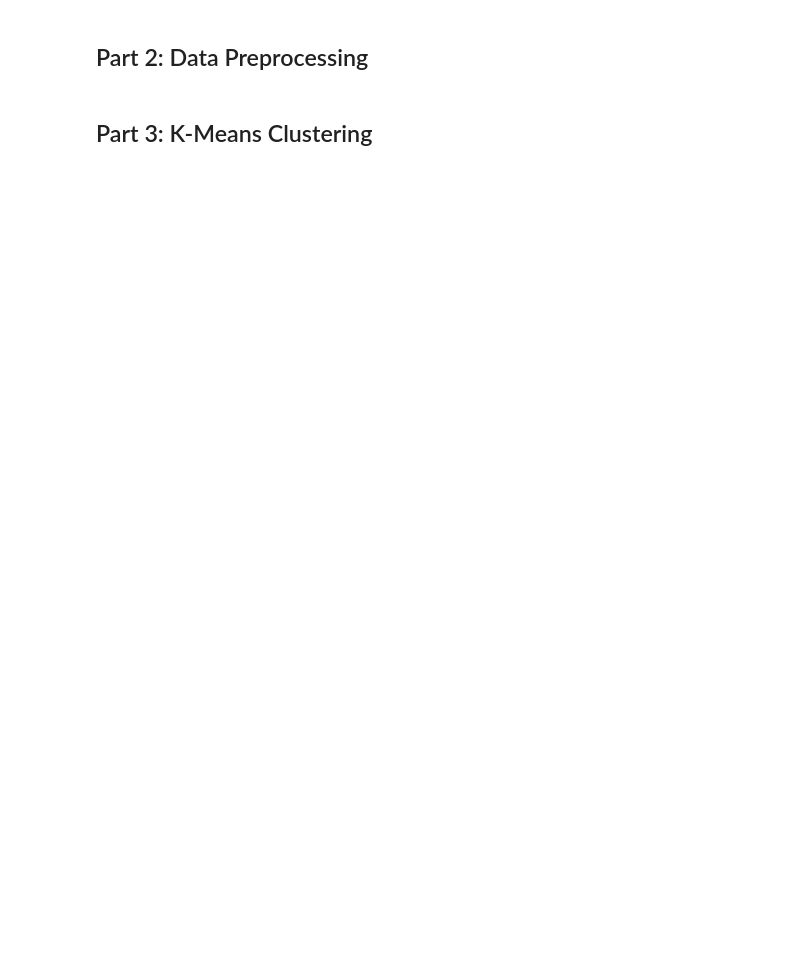
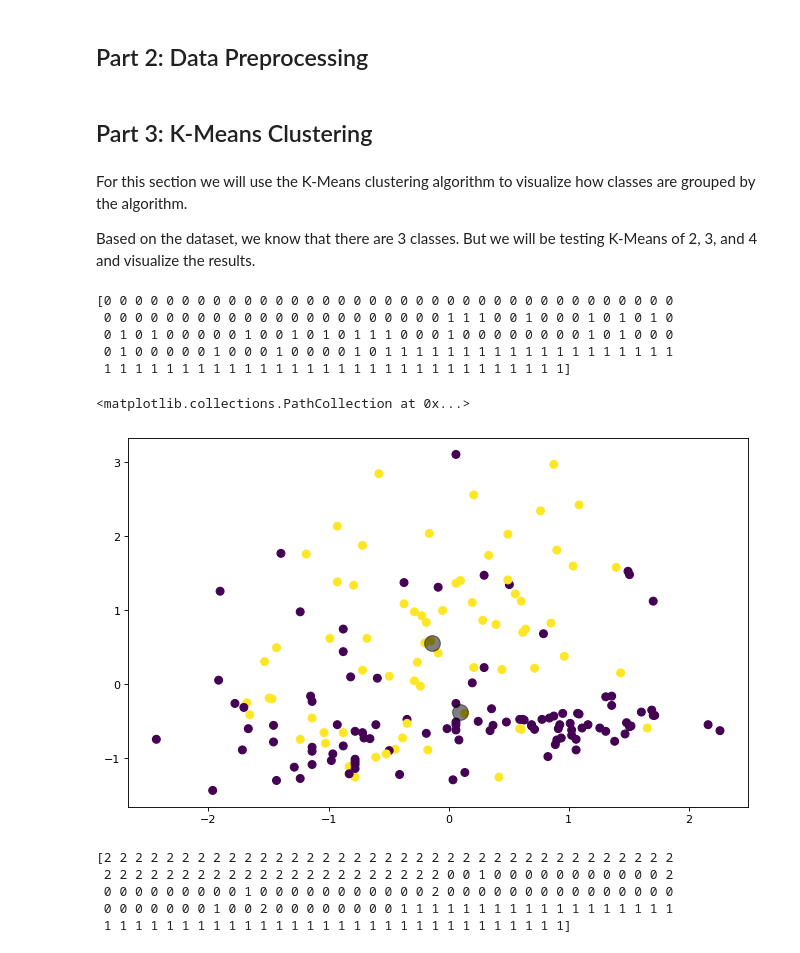
Before and after one commit to Eug-Chua/Wine-Classifier, a Jupyter notebook: wine_classifier.ipynb, the cells around one changed output. Drawn from its saved outputs; the diff is of its cells as text; code cells hidden in the pictures; blank space fills up the shorter version.

```diff
--- a/wine_classifier.ipynb
+++ b/wine_classifier.ipynb
@@ -159,8 +183,46 @@ The variables with correlations greater than 0.5, in absolute terms, are:
 # %% [markdown]
 ## Part 2: Data Preprocessing
 # %%
-#We will use scalling of our data.
+# scale data
 scaler = StandardScaler()
-X = scaler.fit_transform(X)
+scaled_X = scaler.fit_transform(X)
 # %% [markdown]
 ## Part 3: K-Means Clustering
+# %% [markdown]
+For this section we will use the K-Means clustering algorithm to visualize how classes are grouped by the algorithm.
+
+Based on the dataset, we know that there are 3 classes. But we will be testing K-Means of 2, 3, and 4 and visualize the results.
+# %%
+kmeans_2 = KMeans(n_clusters=2, init='k-means++',random_state=42)
+y = kmeans_2.fit_predict(scaled_X)
+print(y)
+# %% [output]
+[0 0 0 0 0 0 0 0 0 0 0 0 0 0 0 0 0 0 0 0 0 0 0 0 0 0 0 0 0 0 0 0 0 0 0 0 0
+ 0 0 0 0 0 0 0 0 0 0 0 0 0 0 0 0 0 0 0 0 0 0 1 1 1 0 0 1 0 0 0 1 0 1 0 1 0
+ 0 1 0 1 0 0 0 0 0 1 0 0 1 0 1 0 1 1 1 0 0 0 1 0 0 0 0 0 0 0 0 1 0 1 0 0 0
+ 0 1 0 0 0 0 0 1 0 0 0 1 0 0 0 0 1 0 1 1 1 1 1 1 1 1 1 1 1 1 1 1 1 1 1 1 1
+ 1 1 1 1 1 1 1 1 1 1 1 1 1 1 1 1 1 1 1 1 1 1 1 1 1 1 1 1 1 1]
+# %%
+plt.figure(figsize=(10, 6), dpi=80)
+plt.scatter(scaled_X[:, 0], scaled_X[:, 1], c=y, s=50, cmap='viridis')
+
+centers = kmeans_2.cluster_centers_
+
+plt.scatter(centers[:, 0],
+            centers[:, 1],
+            c='black',
+            s=200,
+            alpha=0.5)
+# %% [output]
+<matplotlib.collections.PathCollection at 0x...>
+[figure, added]
+# %%
+kmeans_3 = KMeans(n_clusters=3, init='k-means++',random_state=42)
+y = kmeans_3.fit_predict(scaled_X)
+print(y)
+# %% [output]
+[2 2 2 2 2 2 2 2 2 2 2 2 2 2 2 2 2 2 2 2 2 2 2 2 2 2 2 2 2 2 2 2 2 2 2 2 2
+ 2 2 2 2 2 2 2 2 2 2 2 2 2 2 2 2 2 2 2 2 2 2 0 0 1 0 0 0 0 0 0 0 0 0 0 0 2
+ 0 0 0 0 0 0 0 0 0 1 0 0 0 0 0 0 0 0 0 0 0 2 0 0 0 0 0 0 0 0 0 0 0 0 0 0 0
+ 0 0 0 0 0 0 0 1 0 0 2 0 0 0 0 0 0 0 0 1 1 1 1 1 1 1 1 1 1 1 1 1 1 1 1 1 1
+ 1 1 1 1 1 1 1 1 1 1 1 1 1 1 1 1 1 1 1 1 1 1 1 1 1 1 1 1 1 1]
```
Also changed, not shown: parts of 27 cells of this notebook.
